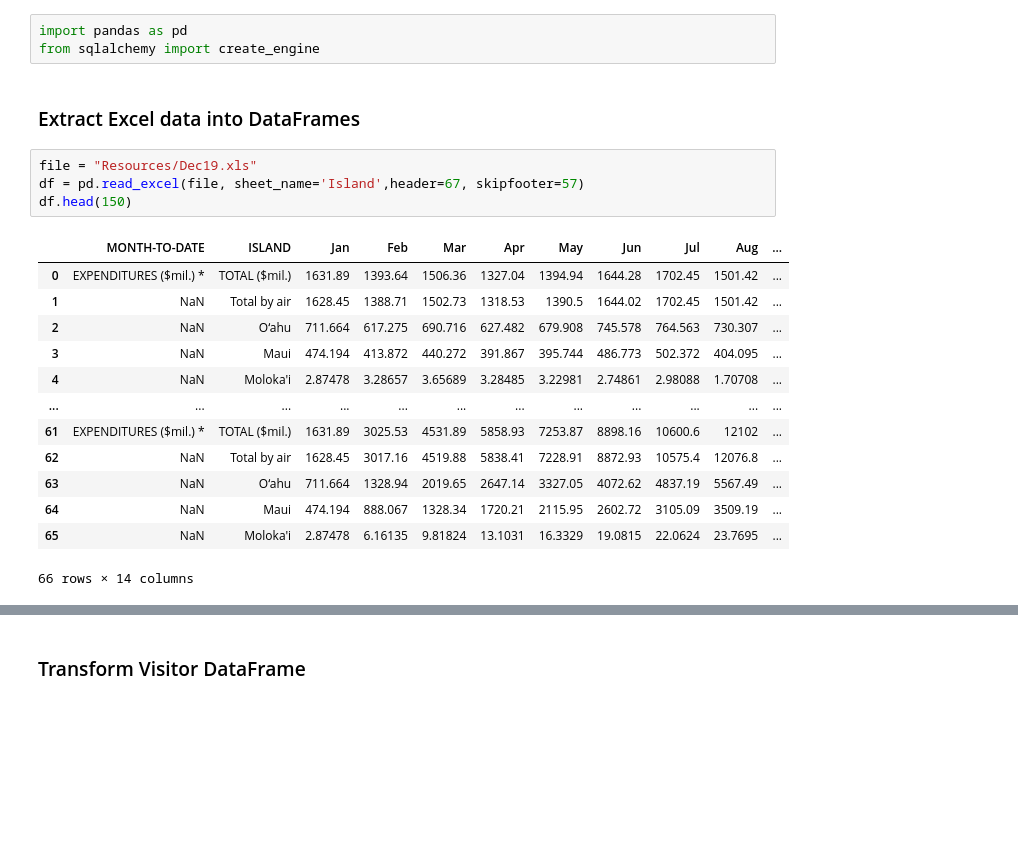
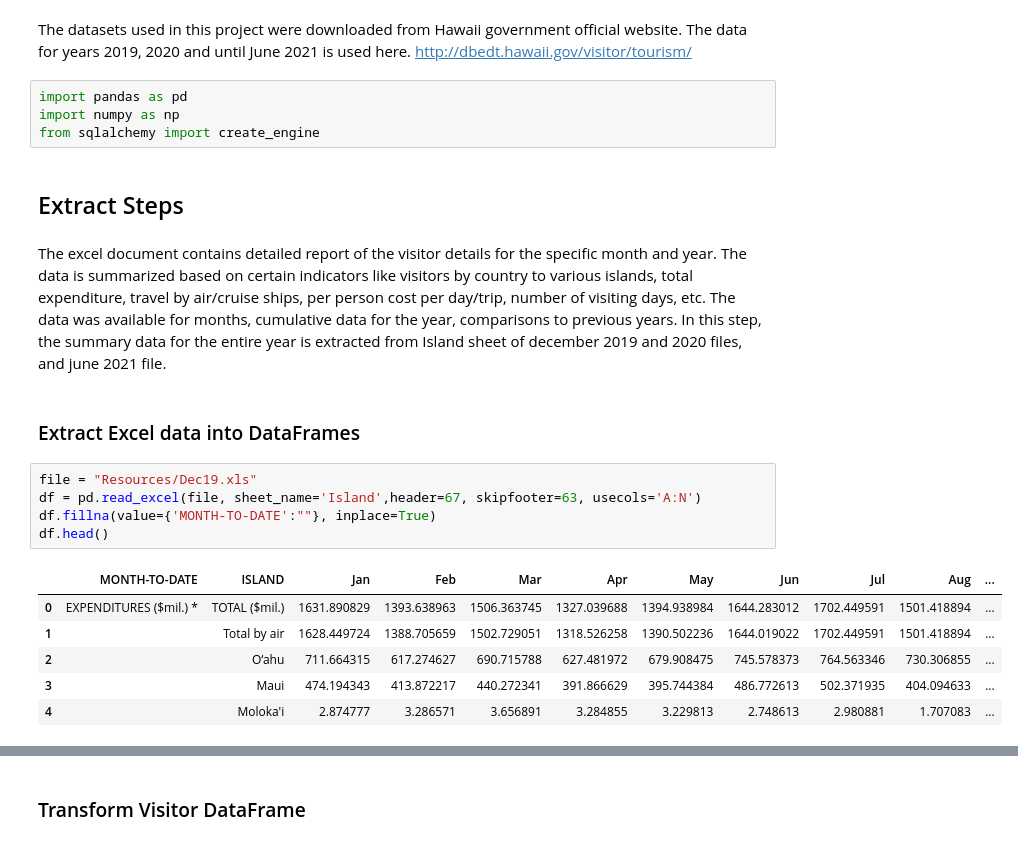
Before and after one commit to itspria/BootcampProject2, a Jupyter notebook: VisitorsDataExtraction.ipynb, the cells around one changed output, grey strips where cells are left out. Saved outputs shown, nothing was run; the diff lists cells and outputs as text; blank space fills up the shorter version.

```diff
--- a/VisitorsDataExtraction.ipynb
+++ b/VisitorsDataExtraction.ipynb
@@ -1,23 +3,26 @@
+# %% [markdown]
+The datasets used in this project were downloaded from Hawaii government official website. The data for years 2019, 2020 and until June 2021 is used here.
+http://dbedt.hawaii.gov/visitor/tourism/
 # %%
 import pandas as pd
+import numpy as np
 from sqlalchemy import create_engine
+# %% [markdown]
+## Extract Steps
+# %% [markdown]
+The excel document contains detailed report of the visitor details for the specific month and year. The data is summarized based on certain indicators like visitors by country to various islands, total expenditure, travel by air/cruise ships, per person cost per day/trip, number of visiting days, etc. The data was available for months, cumulative data for the year, comparisons to previous years.
+In this step, the summary data for the entire year is extracted from Island sheet of december 2019 and 2020 files, and june 2021 file.
 # %% [markdown]
 ### Extract Excel data into DataFrames
 # %%
 file = "Resources/Dec19.xls"
-df = pd.read_excel(file, sheet_name='Island',header=67, skipfooter=57)
-df.head(150)
+df = pd.read_excel(file, sheet_name='Island',header=67, skipfooter=63, usecols='A:N')
+df.fillna(value={'MONTH-TO-DATE':""}, inplace=True)
+df.head()
 # %% [output]
 |  | MONTH-TO-DATE | ISLAND | Jan | Feb | Mar | Apr | May | Jun | Jul | Aug | ... |
-| 0 | EXPENDITURES ($mil.) * | TOTAL ($mil.) | 1631.89 | 1393.64 | 1506.36 | 1327.04 | 1394.94 | 1644.28 | 1702.45 | 1501.42 | ... |
-| 1 | NaN | Total by air | 1628.45 | 1388.71 | 1502.73 | 1318.53 | 1390.5 | 1644.02 | 1702.45 | 1501.42 | ... |
-| 2 | NaN | O‘ahu | 711.664 | 617.275 | 690.716 | 627.482 | 679.908 | 745.578 | 764.563 | 730.307 | ... |
-| 3 | NaN | Maui | 474.194 | 413.872 | 440.272 | 391.867 | 395.744 | 486.773 | 502.372 | 404.095 | ... |
-| 4 | NaN | Moloka'i | 2.87478 | 3.28657 | 3.65689 | 3.28485 | 3.22981 | 2.74861 | 2.98088 | 1.70708 | ... |
-| ... | ... | ... | ... | ... | ... | ... | ... | ... | ... | ... | ... |
-| 61 | EXPENDITURES ($mil.) * | TOTAL ($mil.) | 1631.89 | 3025.53 | 4531.89 | 5858.93 | 7253.87 | 8898.16 | 10600.6 | 12102 | ... |
-| 62 | NaN | Total by air | 1628.45 | 3017.16 | 4519.88 | 5838.41 | 7228.91 | 8872.93 | 10575.4 | 12076.8 | ... |
-| 63 | NaN | O‘ahu | 711.664 | 1328.94 | 2019.65 | 2647.14 | 3327.05 | 4072.62 | 4837.19 | 5567.49 | ... |
-| 64 | NaN | Maui | 474.194 | 888.067 | 1328.34 | 1720.21 | 2115.95 | 2602.72 | 3105.09 | 3509.19 | ... |
-| 65 | NaN | Moloka'i | 2.87478 | 6.16135 | 9.81824 | 13.1031 | 16.3329 | 19.0815 | 22.0624 | 23.7695 | ... |
+| 0 | EXPENDITURES ($mil.) * | TOTAL ($mil.) | 1631.890829 | 1393.638963 | 1506.363745 | 1327.039688 | 1394.938984 | 1644.283012 | 1702.449591 | 1501.418894 | ... |
+| 1 |  | Total by air | 1628.449724 | 1388.705659 | 1502.729051 | 1318.526258 | 1390.502236 | 1644.019022 | 1702.449591 | 1501.418894 | ... |
+| 2 |  | O‘ahu | 711.664315 | 617.274627 | 690.715788 | 627.481972 | 679.908475 | 745.578373 | 764.563346 | 730.306855 | ... |
+| 3 |  | Maui | 474.194343 | 413.872217 | 440.272341 | 391.866629 | 395.744384 | 486.772613 | 502.371935 | 404.094633 | ... |
+| 4 |  | Moloka'i | 2.874777 | 3.286571 | 3.656891 | 3.284855 | 3.229813 | 2.748613 | 2.980881 | 1.707083 | ... |
-66 rows × 14 columns
```
Also changed, not shown: parts of 16 cells of this notebook.
